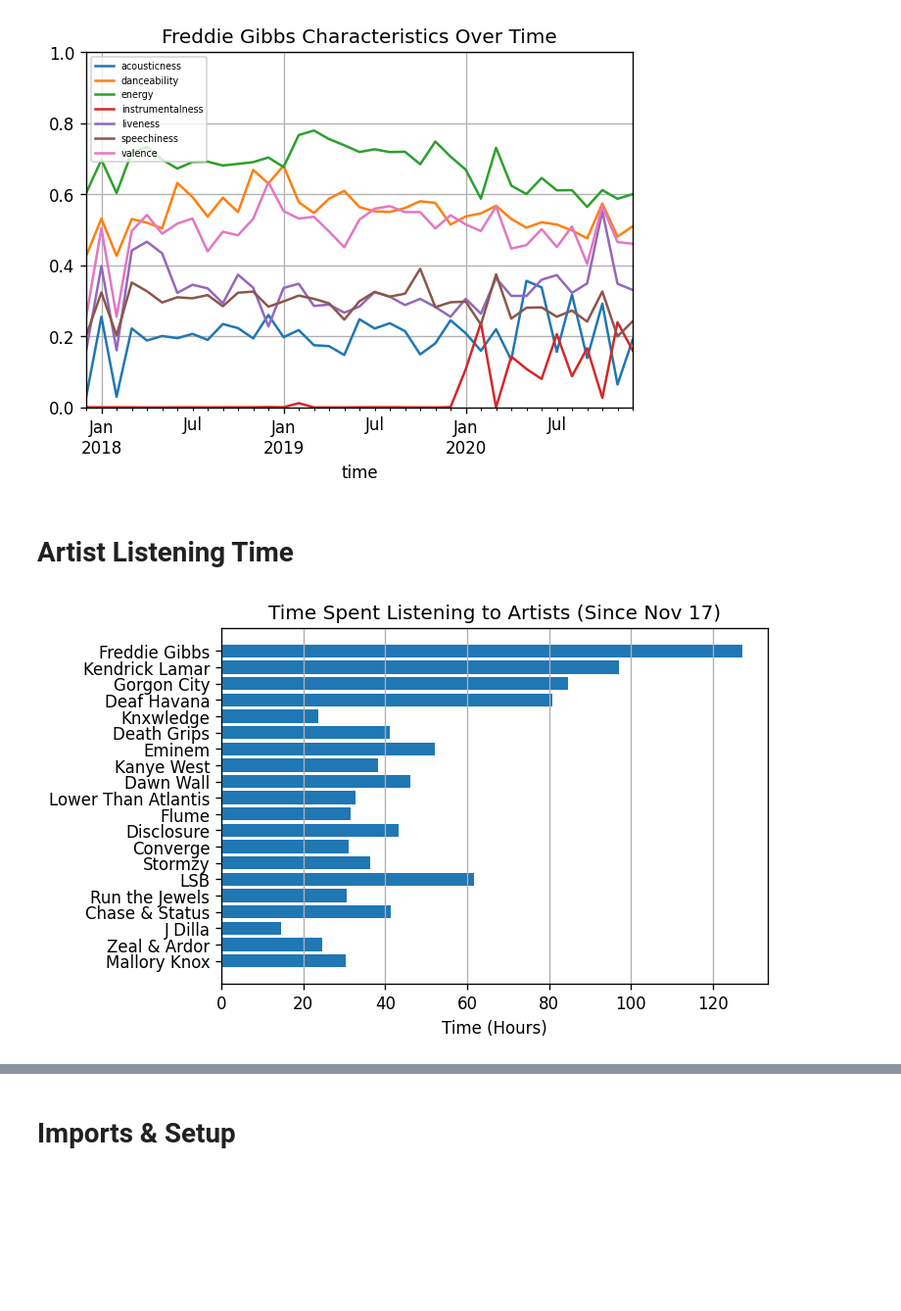
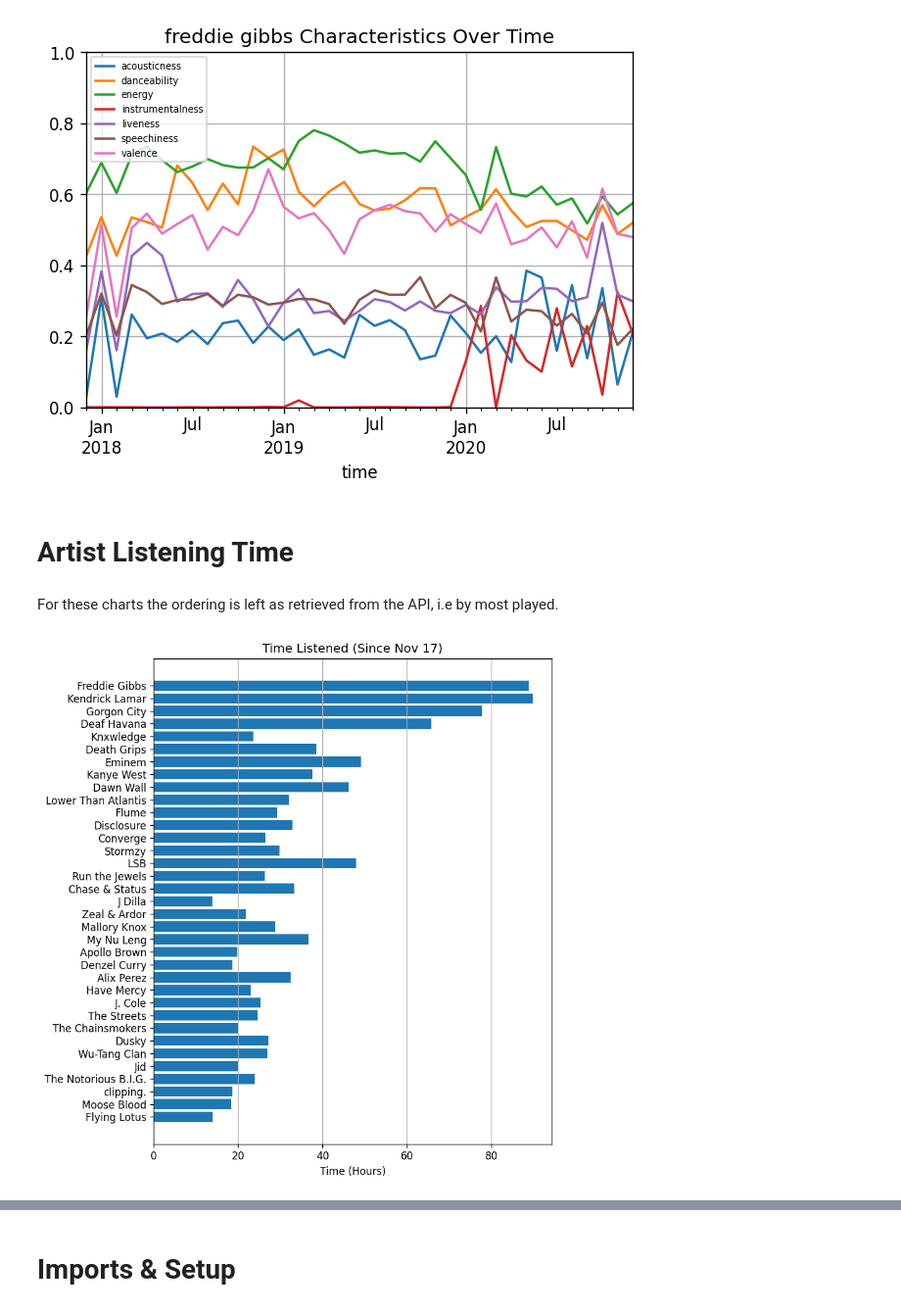
Before and after one commit to Sarsoo/listening-analysis, a Jupyter notebook: artist.ipynb, the cells around one changed output, grey strips where cells are left out. Shown: that part at 98% size. Saved outputs shown, nothing was run; the diff lists cells and outputs as text; code cells hidden in the pictures; blank space fills up the shorter version.

Commit message:
fixed query numbers, quick cache for playlists

```diff
--- a/artist.ipynb
+++ b/artist.ipynb
@@ -42,5 +40,5 @@ plt.show()
 # %%
-filtered_artist = scrobbles.query(f'artist == "{artist_name}"')
+filtered_artist = scrobbles[scrobbles["artist"].str.lower() == artist_name]
 # select only descriptor float columns
 filtered_artist = filtered_artist.loc[:, float_headers]
 # resample by day and mean
@@ -55,20 +53,33 @@ plt.ylim([0, 1])
 plt.grid()
 plt.show()
 # %% [output]
-[figure, old version]
+[figure, new version]
 # %% [markdown]
 # Artist Listening Time
+# %%
+limit = 35
+artists = fmnet.top_artists(period=fmnet.Range.OVERALL, limit=limit)
+
+filtered_artists = [scrobbles[scrobbles["artist"] == i.name] for i in artists]
+
+### STATS ###
+# total time listening to artists
+artists_time = [i["duration_ms"].sum() for i in filtered_artists]
+# total number of tracks
+artists_track_count = np.array([i.drop_duplicates(["uri"]).count()[0] for i in filtered_artists])
+# average length of artist's tracks (ms)
+artists_average_track_length = np.array([i.drop_duplicates(["uri"])["duration_ms"].mean() for i in filtered_artists])
+
+fig_size = (7,(5/20)*limit)
+# %% [markdown]
+For these charts the ordering is left as retrieved from the API, i.e by most played.
 # %%
-artists = fmnet.top_artists(period=fmnet.Range.OVERALL, limit=20)
-
-filtered_artists = [scrobbles.query(f'artist == "{i}"') for i in artists]
-artists_time = [i["duration_ms"].sum() for i in filtered_artists]
-
+plt.figure(figsize=fig_size)
 plt.barh(np.arange(len(artists))[::-1], np.array(artists_time) / (1000 * 60 * 60) )
 plt.yticks(np.arange(len(artists))[::-1], labels=[i.name for i in artists])
 plt.xlabel("Time (Hours)")
 plt.grid(axis="x")
-plt.title("Time Spent Listening to Artists (Since Nov 17)")
+plt.title("Time Listened (Since Nov 17)")
 plt.show()
 # %% [output]
-[figure, old version]
+[figure, new version]
```
Also changed, not shown: parts of 7 cells of this notebook, 6 other files.
